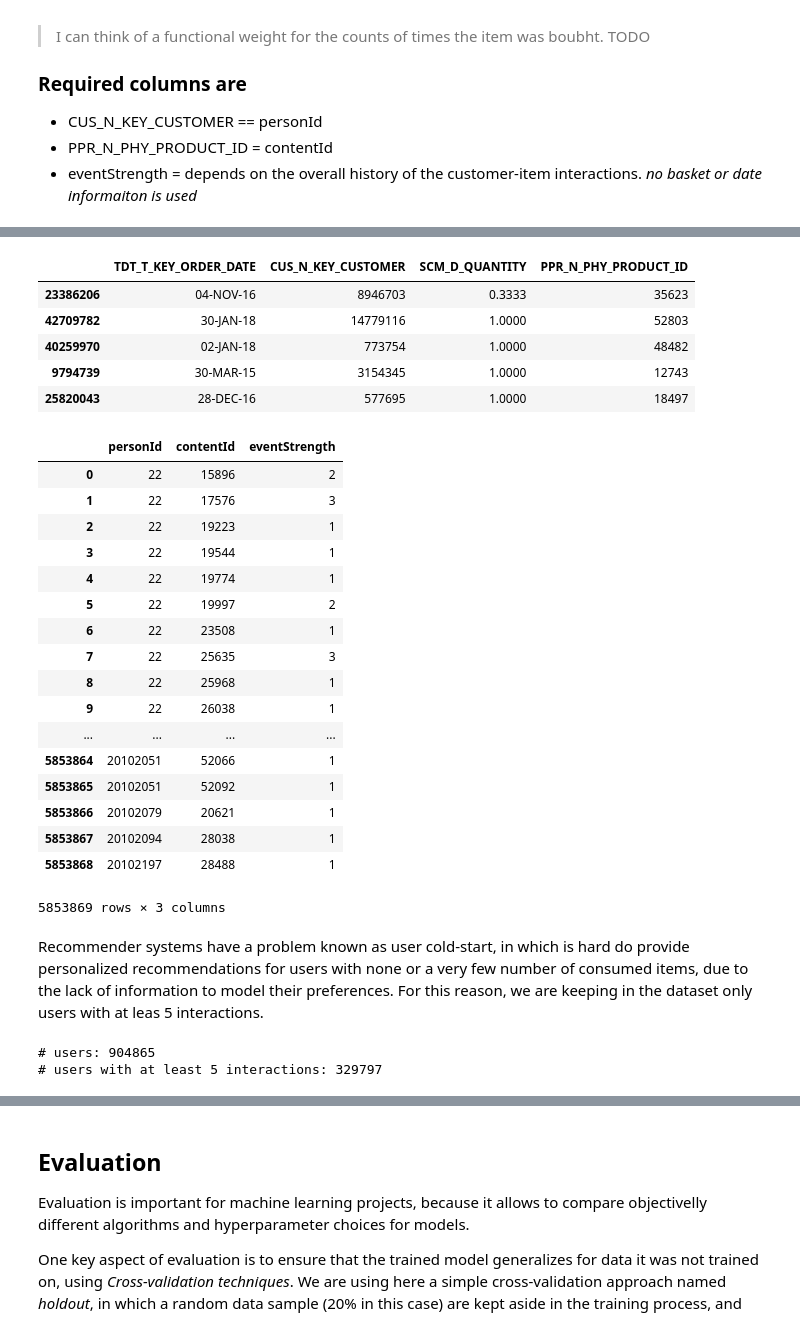
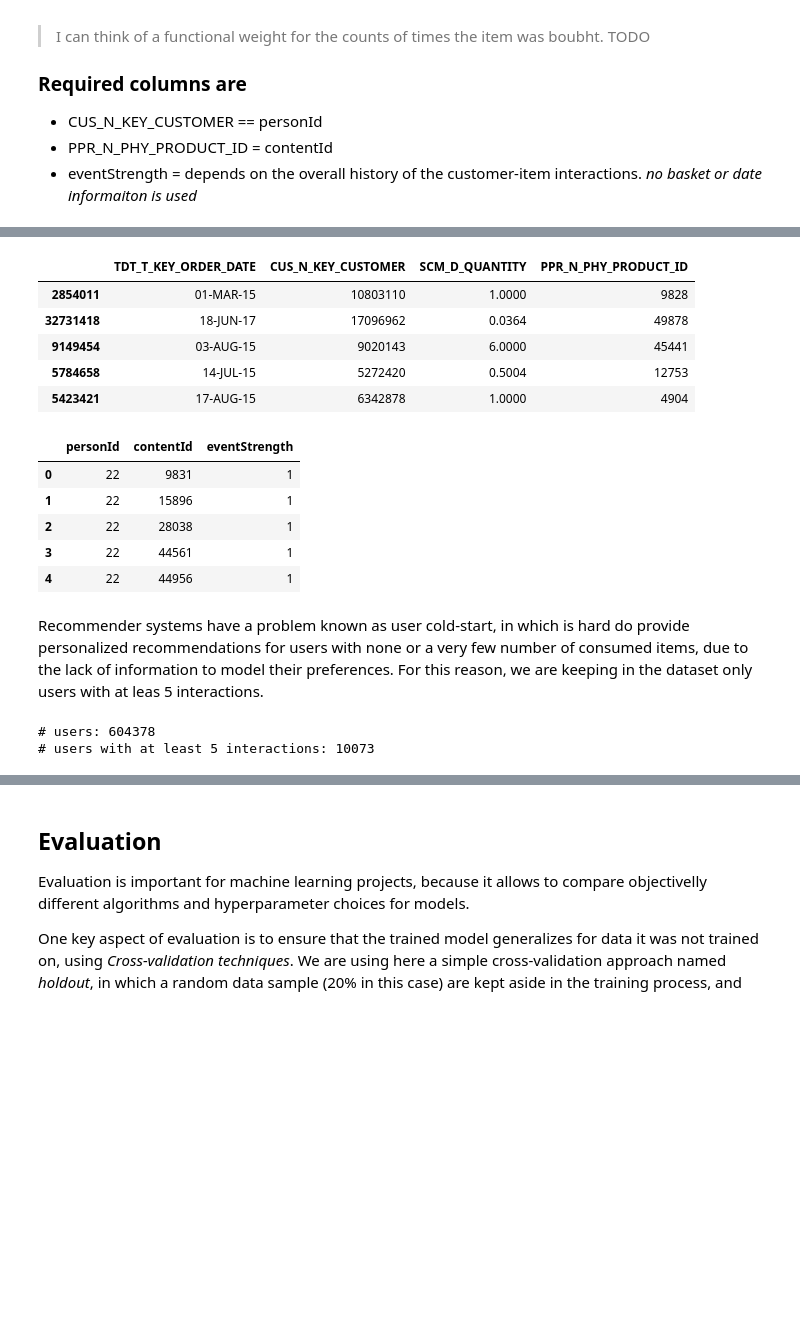
Before and after one commit to VladPrytula/RecommenderSystems, a Jupyter notebook: DataExploration.ipynb, the cells around one changed output, grey strips where cells are left out. Saved outputs shown, nothing was run; the diff lists cells and outputs as text; code cells hidden in the pictures; blank space fills up the shorter version.

```diff
--- a/DataExploration.ipynb
+++ b/DataExploration.ipynb
@@ -42,7 +43,7 @@ max date is 31-OCT-17
 * eventStrength = depends on the overall history of the customer-item interactions. _no basket or date informaiton is used_
 # %%
 ## to start let us take a sample of our data
-sample_df = raw_df.sample(10000000)
+sample_df = raw_df.sample(3000000)
 sample_df.head()
 # %% [output]
 |  | SCM_N_ORDER_POS_NR | SCM_N_ORDER_NR | SCM_N_ORDER_NR_NC | TDT_T_KEY_ORDER_DATE | ART_N_KEY_ARTICLE | ... |
@@ -57,11 +58,11 @@ sample_df.drop(['SCM_N_ORDER_POS_NR','SCM_N_ORDER_NR_NC', 'SCM_N_ORDER_NR_NC', '
 sample_df.head()
 # %% [output]
 |  | TDT_T_KEY_ORDER_DATE | CUS_N_KEY_CUSTOMER | SCM_D_QUANTITY | PPR_N_PHY_PRODUCT_ID |
-| 23386206 | 04-NOV-16 | 8946703 | 0.3333 | 35623 |
-| 42709782 | 30-JAN-18 | 14779116 | 1.0000 | 52803 |
-| 40259970 | 02-JAN-18 | 773754 | 1.0000 | 48482 |
-| 9794739 | 30-MAR-15 | 3154345 | 1.0000 | 12743 |
-| 25820043 | 28-DEC-16 | 577695 | 1.0000 | 18497 |
+| 2854011 | 01-MAR-15 | 10803110 | 1.0000 | 9828 |
+| 32731418 | 18-JUN-17 | 17096962 | 0.0364 | 49878 |
+| 9149454 | 03-AUG-15 | 9020143 | 6.0000 | 45441 |
+| 5784658 | 14-JUL-15 | 5272420 | 0.5004 | 12753 |
+| 5423421 | 17-AUG-15 | 6342878 | 1.0000 | 4904 |
 # %%
 # this is not needed since we are simply counting prod id
 # sample_more_1_interaction = sample_df.groupby(['CUS_N_KEY_CUSTOMER','PPR_N_PHY_PRODUCT_ID']).filter(lambda x: x['SCM_D_QUANTITY'].unique().size > 1 )
@@ -70,30 +71,19 @@ sample_df.head()
 # %%
 tmp = sample_df.groupby(['CUS_N_KEY_CUSTOMER', 'PPR_N_PHY_PRODUCT_ID']).count()
 tmp.reset_index(level=tmp.index.names, inplace=True)
 interactions_df = tmp.rename(index=str, columns = {'CUS_N_KEY_CUSTOMER': 'personId',
                                                    'PPR_N_PHY_PRODUCT_ID': 'contentId',
                                                    'TDT_T_KEY_ORDER_DATE': 'date',
                                                    'SCM_D_QUANTITY': 'eventStrength'}).drop('date', axis=1)
-display(interactions_df)
+#interactions_df = interactions_df[interactions_df['eventStrength']>2]
+interactions_df.head()
 # %% [output]
 |  | personId | contentId | eventStrength |
-| 0 | 22 | 15896 | 2 |
-| 1 | 22 | 17576 | 3 |
-| 2 | 22 | 19223 | 1 |
-| 3 | 22 | 19544 | 1 |
-| 4 | 22 | 19774 | 1 |
-| 5 | 22 | 19997 | 2 |
-| 6 | 22 | 23508 | 1 |
-| 7 | 22 | 25635 | 3 |
-| 8 | 22 | 25968 | 1 |
-| 9 | 22 | 26038 | 1 |
-| ... | ... | ... | ... |
-| 5853864 | 20102051 | 52066 | 1 |
-| 5853865 | 20102051 | 52092 | 1 |
-| 5853866 | 20102079 | 20621 | 1 |
-| 5853867 | 20102094 | 28038 | 1 |
-| 5853868 | 20102197 | 28488 | 1 |
+| 0 | 22 | 9831 | 1 |
+| 1 | 22 | 15896 | 1 |
+| 2 | 22 | 28038 | 1 |
+| 3 | 22 | 44561 | 1 |
+| 4 | 22 | 44956 | 1 |
-5853869 rows × 3 columns
 # %%
 # Visualize pairplot of df
 # sns.pairplot(interactions_df, hue='eventStrength');
@@ -103,11 +93,11 @@ For this reason, we are keeping in the dataset only users with at leas 5 interac
 # %%
 users_interactions_count_df = interactions_df.groupby(['personId', 'contentId']).size().groupby('personId').size()
 print('# users: %d' % len(users_interactions_count_df))
-users_with_enough_interactions_df = users_interactions_count_df[users_interactions_count_df >= 5].reset_index()[['personId']]
+users_with_enough_interactions_df = users_interactions_count_df[users_interactions_count_df >= 20].reset_index()[['personId']]
 print('# users with at least 5 interactions: %d' % len(users_with_enough_interactions_df))
 # %% [output]
-# users: 904865
-# users with at least 5 interactions: 329797
+# users: 604378
+# users with at least 5 interactions: 10073
 # %%
 print('# of interactions: %d' % len(interactions_df))
 interactions_from_selected_users_df = interactions_df.merge(users_with_enough_interactions_df,
```
Also changed, not shown: parts of 15 cells of this notebook.
